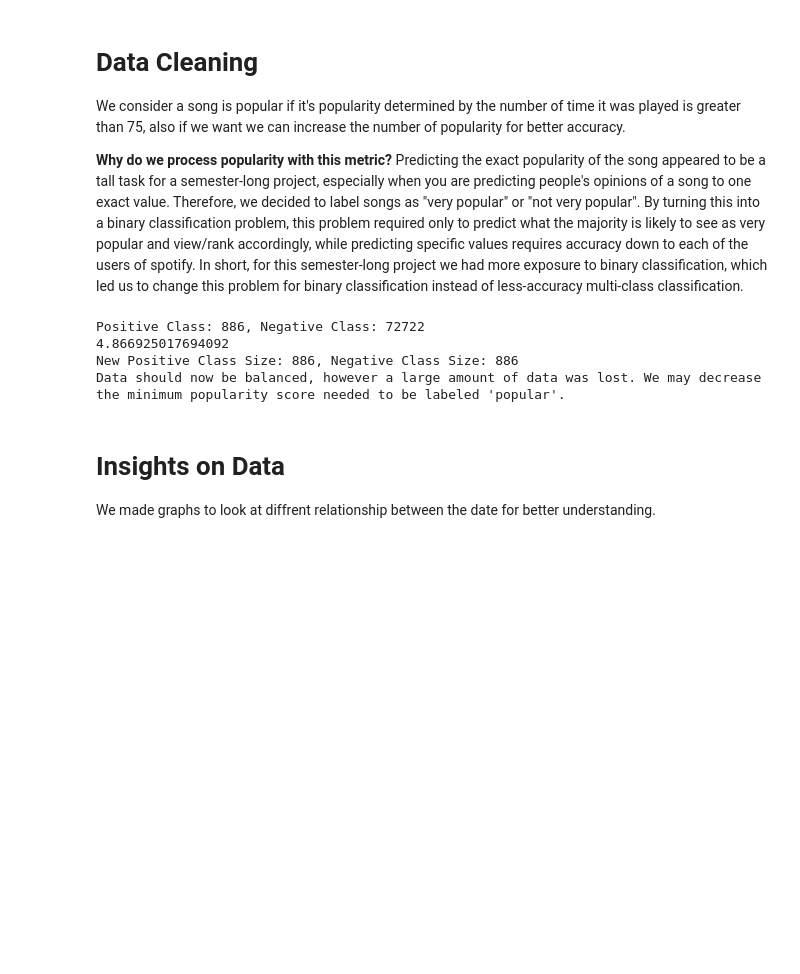
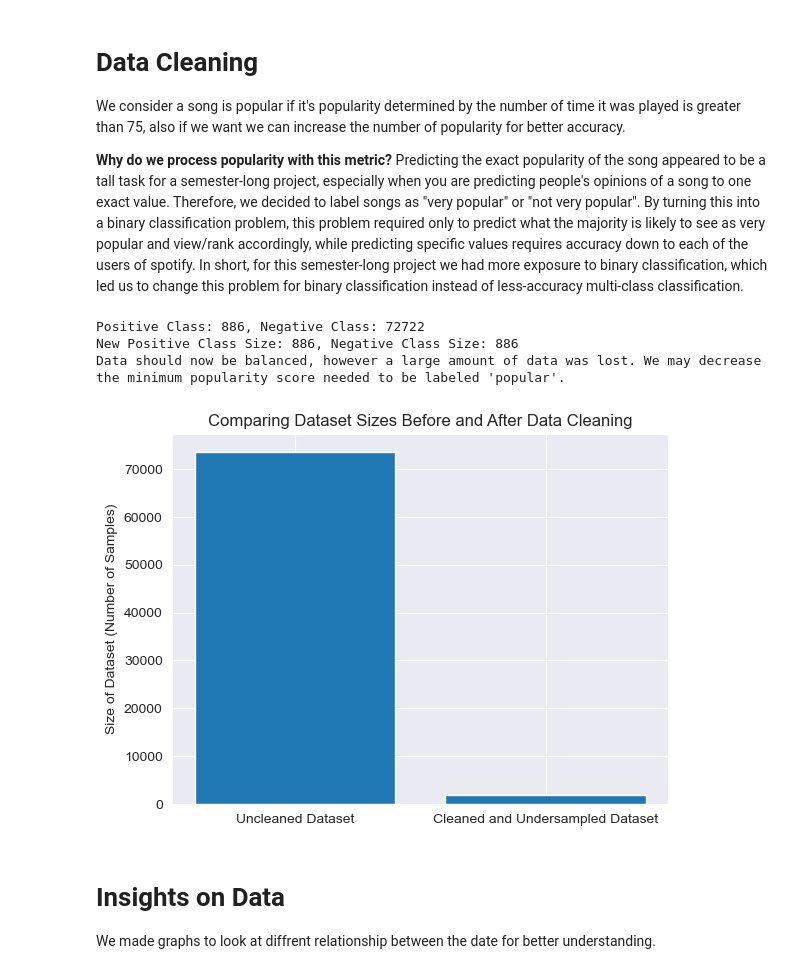
Before and after one commit to SamC0124/SClear_DDahal_MYinkaOke_Spotify_Project, a Jupyter notebook: cs3870_final_project.ipynb, the cells around one changed output. Saved outputs shown, nothing was run; the diff lists cells and outputs as text; code cells hidden in the pictures; blank space fills up the shorter version.

Commit message:
Creating histogram

```diff
--- a/cs3870_final_project.ipynb
+++ b/cs3870_final_project.ipynb
@@ -71,7 +71,8 @@ We consider a song is popular if it's popularity determined by the number of tim
 Predicting the exact popularity of the song appeared to be a tall task for a semester-long project, especially when you are predicting people's opinions of a song to one exact value. Therefore, we decided to label songs as "very popular" or "not very popular". By turning this into a binary classification problem, this problem required only to predict what the majority is likely to see as very popular and view/rank accordingly, while predicting specific values requires accuracy down to each of the users of spotify. In short, for this semester-long project we had more exposure to binary classification, which led us to change this problem for binary classification instead of less-accuracy multi-class classification.
 # %%
 # Remove all null values, and all values that have the same track name
-cleared_data = pd.read_csv('data/song_data.csv').drop(columns=['track_id']).dropna(how='any')
+pure_data = pd.read_csv('data/song_data.csv')
+cleared_data = pure_data.drop(columns=['track_id']).dropna(how='any')
 
 # Assuming 'popularity' column contains numerical values
 cleared_data['popularity'] = cleared_data['popularity'].apply(lambda x: 1 if x > 75 else 0)
@@ -89,34 +90,42 @@ cleared_data['duration_s'] = cleared_data['duration_ms'] / 1000
 columns_data = ['popularity', 'duration_s', 'explicit', 'danceability', 'energy', 'loudness', 'speechiness',
                        'acousticness', 'instrumentalness', 'liveness', 'valence', 'tempo', 'time_signature']
 columns_targets = ['duration_s', 'explicit', 'danceability', 'energy', 'loudness', 'speechiness',
                        'acousticness', 'instrumentalness', 'liveness', 'valence', 'tempo', 'time_signature']
 
 # Filtering columns
 cleared_data = cleared_data[columns_data]
 
 # Filter data with "popularity" greater than 75
 popular_songs = cleared_data[cleared_data['popularity'] > 75]
 
 ## Under-sampling the negative class for the data, picking from equal portions of the data throughout.
 print(f"Positive Class: {len(cleared_data[cleared_data['popularity'] == 1])}, Negative Class: {len(cleared_data[cleared_data['popularity'] == 0])}")
 sample_size = len(cleared_data[cleared_data['popularity'] == 1])
 undersampled_dataframe = cleared_data[cleared_data['popularity'] == 0].sample(sample_size)
 all_data = pd.concat([undersampled_dataframe, cleared_data[cleared_data['popularity'] == 1]])
 print(f"New Positive Class Size: {len(all_data[all_data['popularity'] == 1])}, Negative Class Size: {len(all_data[all_data['popularity'] == 0])}")
 print("Data should now be balanced, however a large amount of data was lost. We may decrease the minimum popularity score needed to be labeled \'popular\'.")
 
 all_numeric_data = all_data.select_dtypes(include='number')
 
+# Creating histogram plot comparing different dataset lengths between full and undersampled data
+full_sample_size = len(cleared_data)
+undersampled_sample_size = len(all_numeric_data)
+plt.bar(x=["Uncleaned Dataset", "Cleaned and Undersampled Dataset"], height=[full_sample_size, undersampled_sample_size])
+plt.title("Comparing Dataset Sizes Before and After Data Cleaning")
+plt.ylabel("Size of Dataset (Number of Samples)")
+plt.show()
+
 # Normalize the under-sampled data
 norm_undersampled = (all_numeric_data - all_numeric_data.min()) / (all_numeric_data.max() - all_numeric_data.min())
 
 # Standardization with standard deviation of all columns in the dataset?
 stan_undersampled = (all_numeric_data - all_numeric_data.mean()) / all_numeric_data.std()
 # %% [output]
 Positive Class: 886, Negative Class: 72722
-4.866925017694092
 New Positive Class Size: 886, Negative Class Size: 886
 Data should now be balanced, however a large amount of data was lost. We may decrease the minimum popularity score needed to be labeled 'popular'.
+[figure, added]
 # %% [markdown]
 # Insights on Data
 
```
